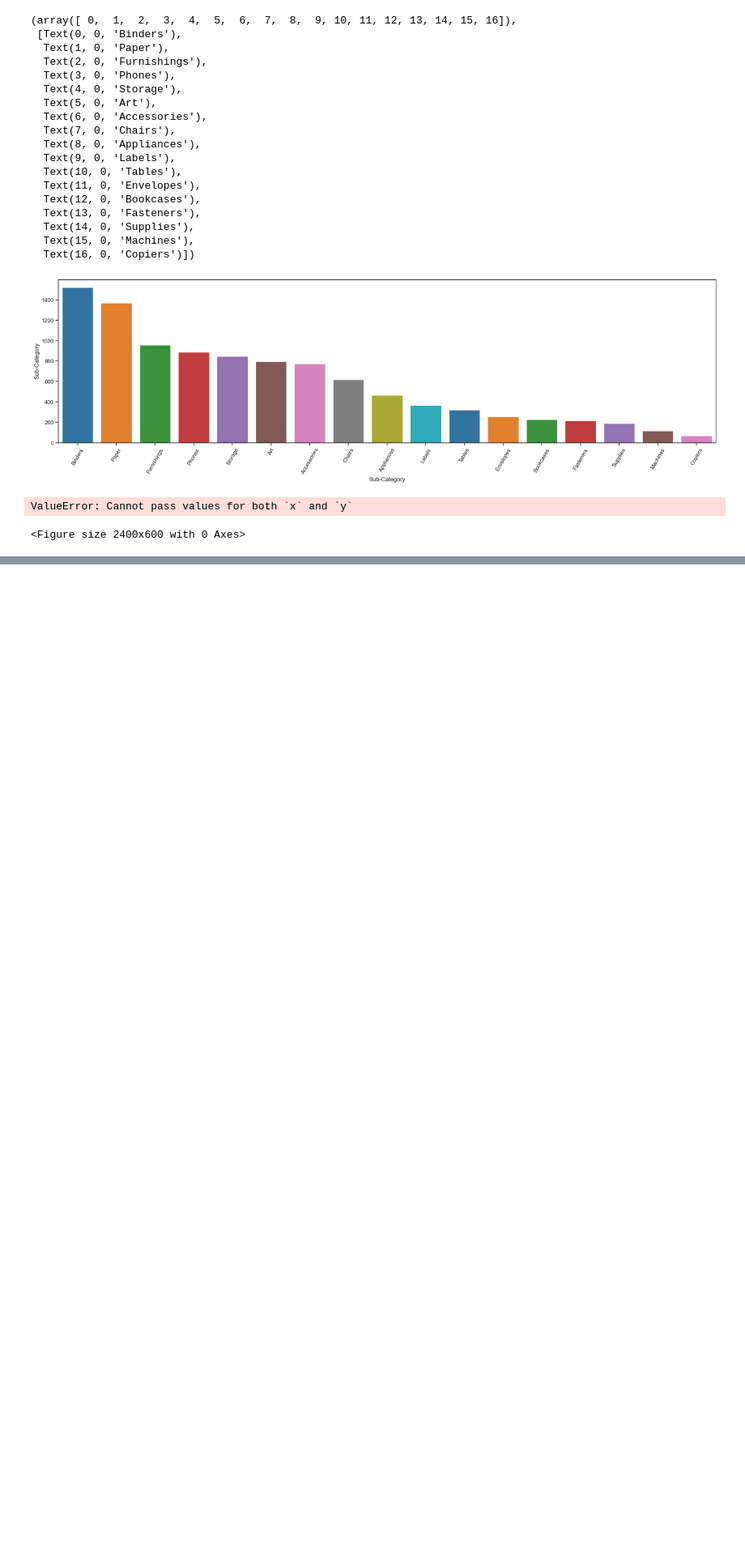
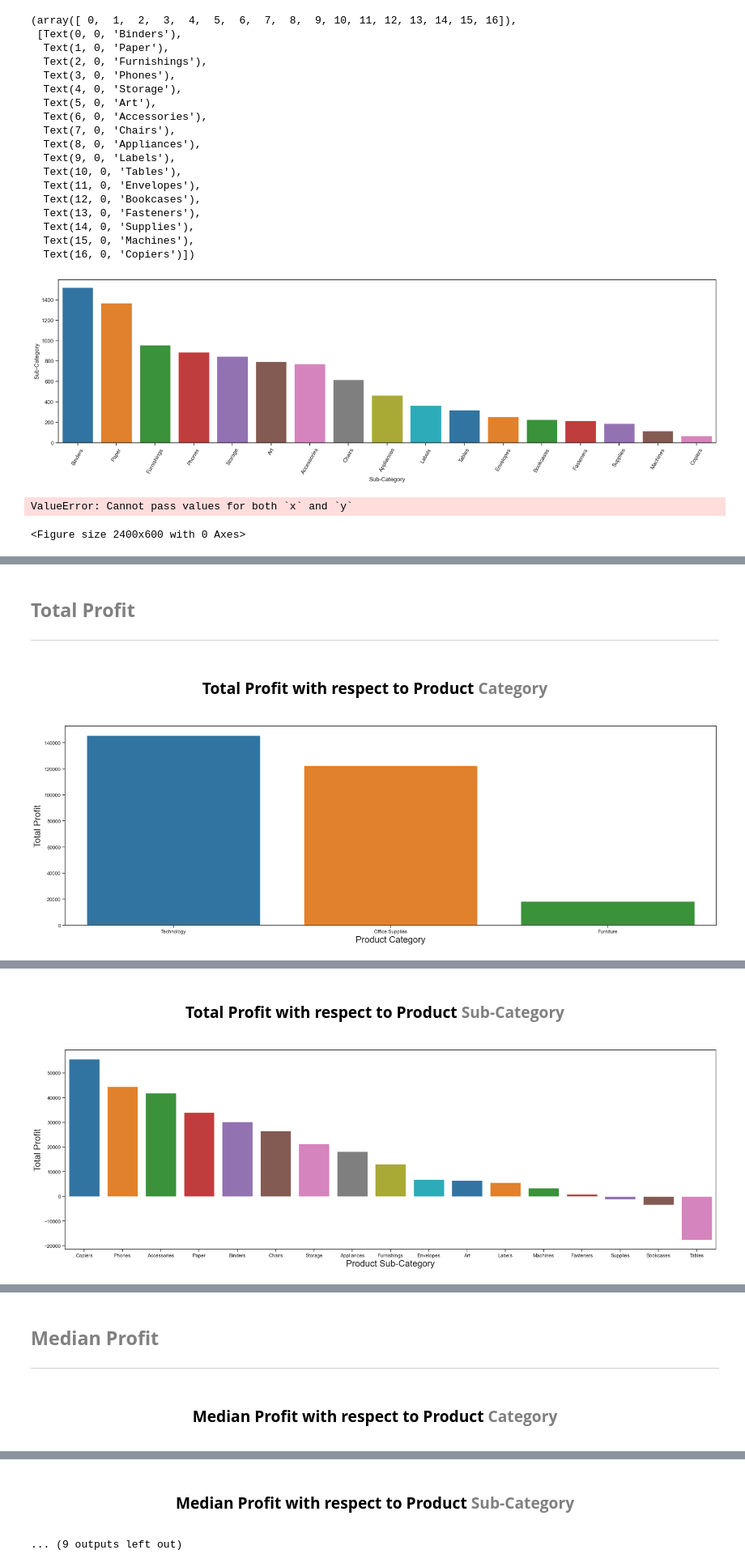
Before and after one commit to drmanan/DataAnalysisInPy, a Jupyter notebook: PandasSeaborn.ipynb, the cells around one changed output, grey strips where cells are left out. Shown at 81% size. Cells and saved outputs as stored; diff of their text form; code cells hidden in the pictures; blank space fills up the shorter version.

```diff
--- a/PandasSeaborn.ipynb
+++ b/PandasSeaborn.ipynb
@@ -525,0 +582,37 @@ ValueError: Cannot pass values for both `x` and `y`
+# %%
+for criterion in ['Total','Median','Mean']:
+    text="<h2 style='color:grey'><b>"+f"{criterion} Profit"+"</b></h2><hr>"
+    display(HTML(text))
+    for col in product_based_feature_cols:
+        if criterion == 'Total':
+            temp=df.groupby(col)['Profit'].sum().reset_index()
+        elif criterion == 'Median':
+            temp=df.groupby(col)['Profit'].median().reset_index()
+        else:
+            temp=df.groupby(col)['Profit'].mean().reset_index()
+
+        temp.columns=[col,f'{criterion} Profit']
+        angle=0
+        if temp.shape[0]>35:
+            temp=temp.sort_values(f'{criterion} Profit',ascending=False)[:35]
+            text="<center><h3><b>" + f"{criterion} Profit with respect to Product</b><b style='color:grey'> {col}(Top 35)"+ "</b></h3></center>"
+
+            angle=60
+        else:
+            temp=temp.sort_values(f'{criterion} Profit',ascending=False)
+            text="<center><h3><b>" + f"{criterion} Profit with respect to Product</b><b style='color:grey'> {col}"+ "</b></h3></center>"
+
+
+        plt.figure(figsize=(26,8))
+        sns.barplot(data=temp,x=col,y=f'{criterion} Profit',palette='tab10');
+        display(HTML(text))
+
+        plt.ylabel(f'{criterion} Profit',size=20)
+        plt.xlabel('Product '+col,size=20);
+        plt.xticks(rotation=angle);
+        plt.show()
+        display(HTML('<hr>'))
+# %% [output]
+Total Profit
+Total Profit with respect to Product Category
+[figure, added]
@@ -525,0 +620,2 @@ ValueError: Cannot pass values for both `x` and `y`
+Total Profit with respect to Product Sub-Category
+[figure, added]
@@ -525,0 +623,2 @@ ValueError: Cannot pass values for both `x` and `y`
+Median Profit
+Median Profit with respect to Product Category
@@ -525,0 +627,2 @@ ValueError: Cannot pass values for both `x` and `y`
+Median Profit with respect to Product Sub-Category
+... (9 outputs left out)
```
Also changed, not shown: parts of 9 cells of this notebook.
